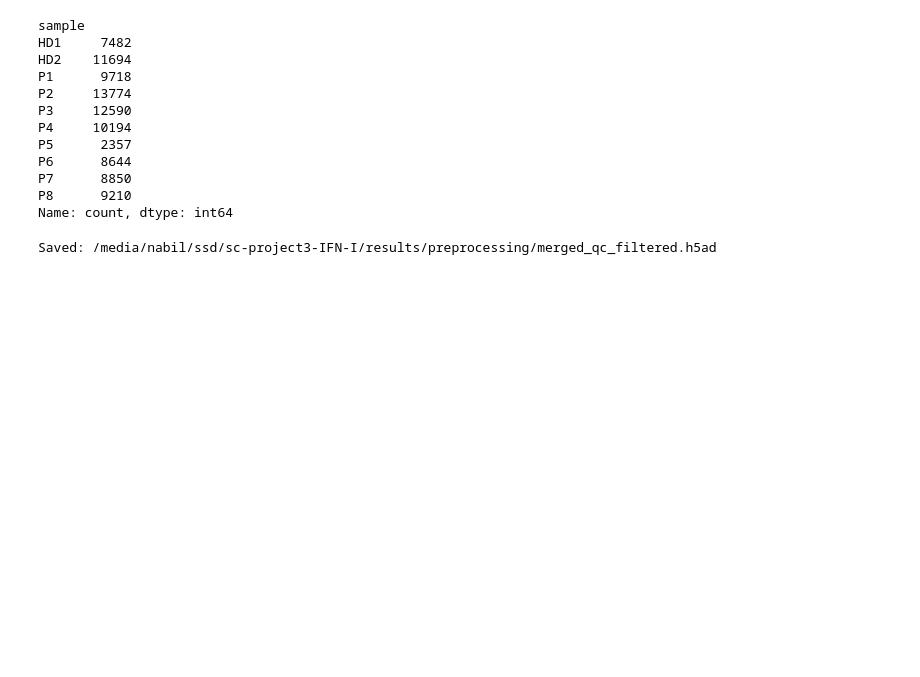
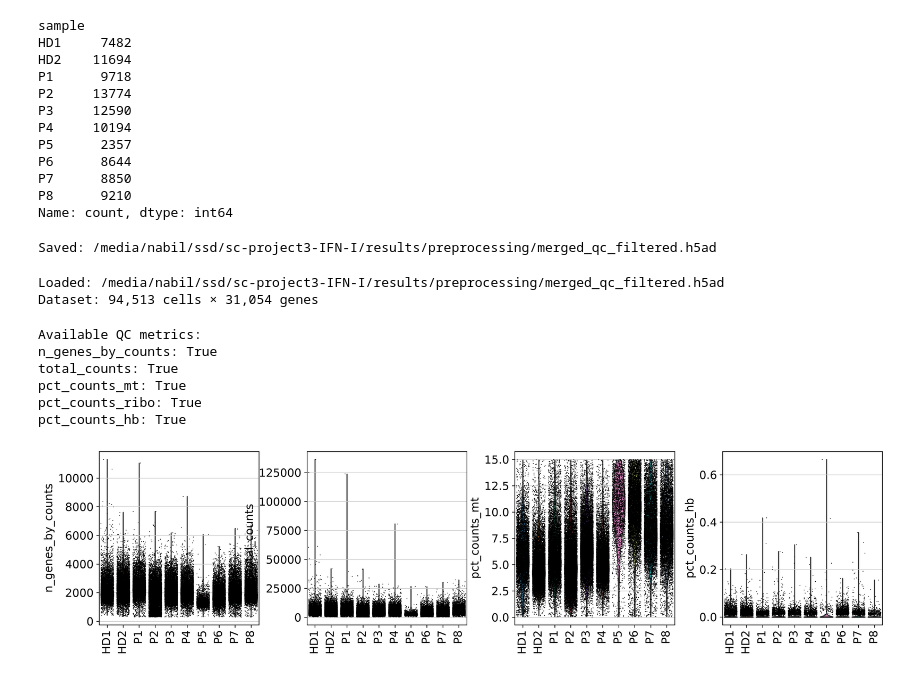
Before and after one commit to Ahmed-Nabil-31/sc-project3-IFN-I, a Jupyter notebook: notebooks/01_data_loading_qc.ipynb, the cells around one changed output. Saved outputs shown, nothing was run; the diff lists cells and outputs as text; code cells hidden in the pictures; blank space fills up the shorter version.

```diff
--- a/notebooks/01_data_loading_qc.ipynb
+++ b/notebooks/01_data_loading_qc.ipynb
@@ -367,3 +367,68 @@ print(
 )
 # %% [output]
 Saved: /media/nabil/ssd/sc-project3-IFN-I/results/preprocessing/merged_qc_filtered.h5ad
+# %%
+# Path to the QC-filtered AnnData file
+qc_file = Path(
+    "/media/nabil/ssd/sc-project3-IFN-I/results/preprocessing/merged_qc_filtered.h5ad"
+)
+
+# Load the dataset
+adata = sc.read_h5ad(qc_file)
+
+print("Loaded:", qc_file)
+print(
+    f"Dataset: {adata.n_obs:,} cells × "
+    f"{adata.n_vars:,} genes"
+)
+# %% [output]
+Loaded: /media/nabil/ssd/sc-project3-IFN-I/results/preprocessing/merged_qc_filtered.h5ad
+Dataset: 94,513 cells × 31,054 genes
+# %%
+# Check that the QC metrics needed for the violin plots exist
+
+qc_metrics = [
+    "n_genes_by_counts",
+    "total_counts",
+    "pct_counts_mt",
+    "pct_counts_ribo",
+    "pct_counts_hb"
+]
+
+print("Available QC metrics:")
+
+for metric in qc_metrics:
+    print(f"{metric}: {metric in adata.obs.columns}")
+# %% [output]
+Available QC metrics:
+n_genes_by_counts: True
+total_counts: True
+pct_counts_mt: True
+pct_counts_ribo: True
+pct_counts_hb: True
+# %%
+sc.pp.calculate_qc_metrics(
+    adata,
+    qc_vars=["mt", "ribo", "hb"],
+    percent_top=None,
+    log1p=False,
+    inplace=True
+)
+# %%
+# Generate QC violin plots for each individual sample
+
+sc.pl.violin(
+    adata,
+    [
+        "n_genes_by_counts",
+        "total_counts",
+        "pct_counts_mt",
+        "pct_counts_hb"
+    ],
+    groupby="sample",
+    jitter=0.4,
+    multi_panel=True,
+    rotation=90
+)
+# %% [output]
+[figure, added]
```
Also changed, not shown: parts of 7 cells of this notebook, 31 other files.
